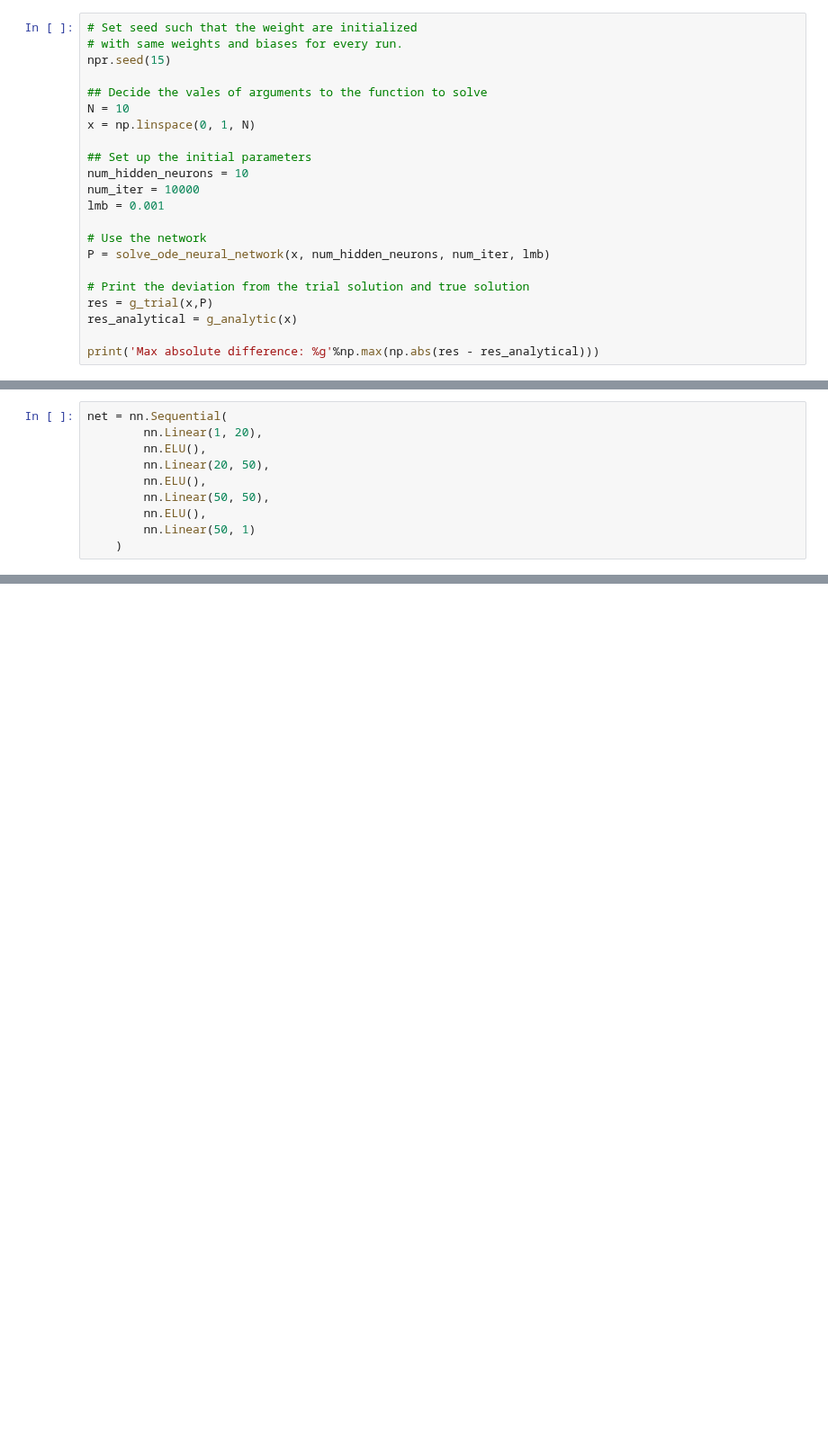
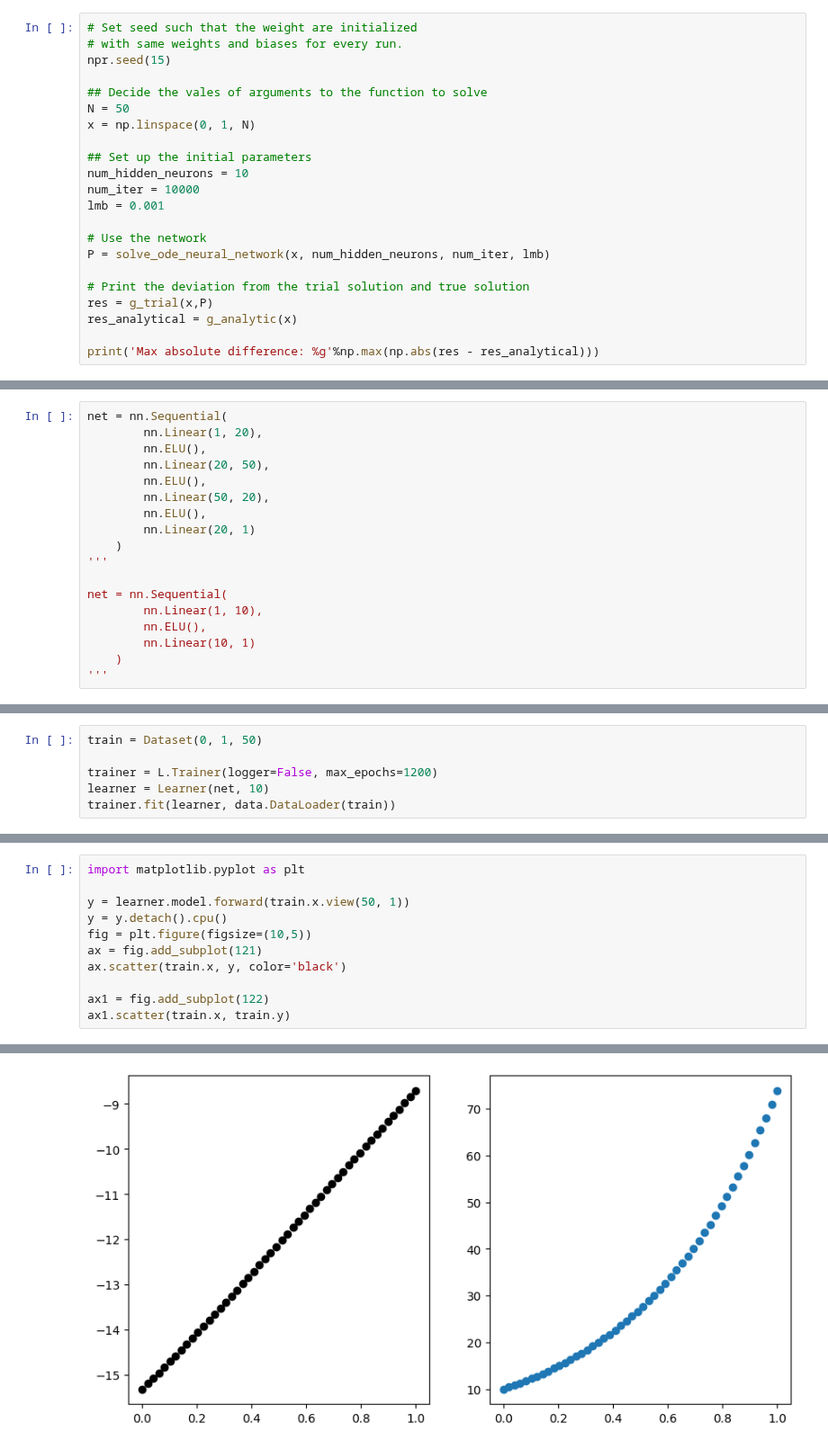
Before and after one commit to Fox-King777/ODE_System_Solver, a Jupyter notebook: SolvingODE.ipynb, the cells around one changed output, grey strips where cells are left out. Shown at 90% size. Cells and saved outputs as stored; diff of their text form; blank space fills up the shorter version.

```diff
--- a/SolvingODE.ipynb
+++ b/SolvingODE.ipynb
@@ -108,7 +107,7 @@ def solve_ode_neural_network(x, num_neurons_hidden, num_iter, lmb):
 npr.seed(15)
 
 ## Decide the vales of arguments to the function to solve
-N = 10
+N = 50
 x = np.linspace(0, 1, N)
 
 ## Set up the initial parameters
@@ -169,7 +201,15 @@ net = nn.Sequential(
         nn.ELU(),
         nn.Linear(20, 50),
         nn.ELU(),
-        nn.Linear(50, 50),
+        nn.Linear(50, 20),
         nn.ELU(),
-        nn.Linear(50, 1)
+        nn.Linear(20, 1)
     )
+'''
+
+net = nn.Sequential(
+        nn.Linear(1, 10),
+        nn.ELU(),
+        nn.Linear(10, 1)
+    )
+'''
@@ -178,0 +218,6 @@ learner = Learner(net)
+# %%
+train = Dataset(0, 1, 50)
+
+trainer = L.Trainer(logger=False, max_epochs=1200)
+learner = Learner(net, 10)
+trainer.fit(learner, data.DataLoader(train))
@@ -178,0 +238,12 @@ learner = Learner(net)
+# %%
+import matplotlib.pyplot as plt
+
+y = learner.model.forward(train.x.view(50, 1))
+y = y.detach().cpu()
+fig = plt.figure(figsize=(10,5))
+ax = fig.add_subplot(121)
+ax.scatter(train.x, y, color='black')
+
+ax1 = fig.add_subplot(122)
+ax1.scatter(train.x, train.y)
+# %% [output]
@@ -178,0 +251 @@ learner = Learner(net)
+[figure, added]
```
Also changed, not shown: parts of 9 cells of this notebook, 34 other files.
